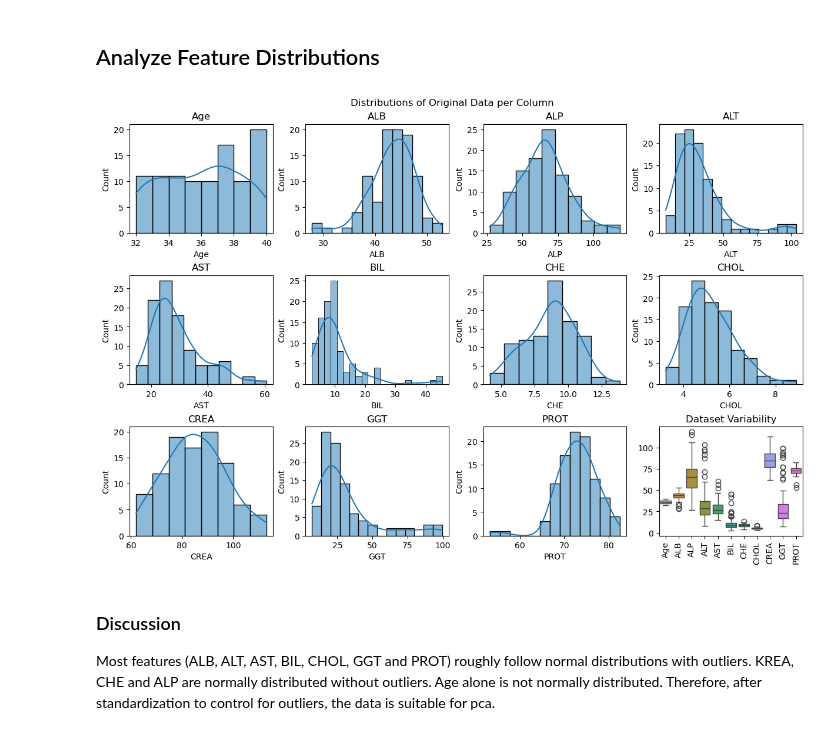
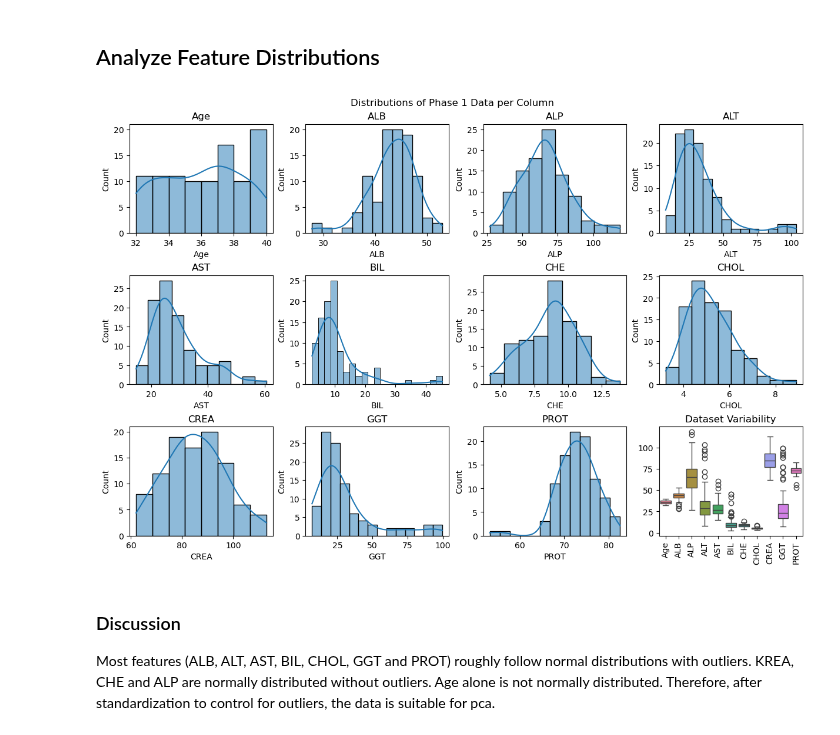
Before and after one commit to MarcoAigner/Machine-Learning-Practical, a Jupyter notebook: project_3/phase_1.ipynb, the cells around one changed output. Drawn from its saved outputs; the diff is of its cells as text; code cells hidden in the pictures.

```diff
--- a/project_3/phase_1.ipynb
+++ b/project_3/phase_1.ipynb
@@ -22,7 +22,7 @@ A PCA:
 # %% [markdown]
 ## Reading The Data
 # %%
-data = pd.read_csv('./data/hcvdat11_Anomaly.csv')
+df = pd.read_csv('./data/hcvdat11_Anomaly.csv')
 # %% [markdown]
 ## Missing Data
 Are there missing values in the dataset?
@@ -48,7 +44,7 @@ data.head(4)
 ## Dropping Columns
 Drop the malformatted index-column at the beginning.
 # %%
-data.drop(columns=['Unnamed: 0'], inplace=True)
+df.drop(columns=['Unnamed: 0'], inplace=True)
 # %% [markdown]
 Principal Component Analysis (PCA) does not work well with categorical variables.
 
@@ -110,8 +65,7 @@ def plot_feature_distribution(df: pd.DataFrame, n_rows: int, n_cols: int, figsiz
-# %%
-# TODO: Make interactive using plotly subplots
-plot_feature_distribution(df=data, n_rows=3, n_cols=4, figsize=(12,8), suptitle='Distributions of Original Data per Column')
-# %% [output]
-[figure, removed]
+# %%
+plot_distributions_original = feature_distribution_plot(df=df, suptitle='Distributions of Phase 1 Data per Column')
+# %% [output]
+[figure, added]
 # %% [markdown]
 ### Discussion
 Most features (ALB, ALT, AST, BIL, CHOL, GGT and PROT) roughly follow normal distributions with outliers. KREA, CHE and ALP are normally distributed without outliers. Age alone is not normally distributed. Therefore, after standardization to control for outliers, the data is suitable for pca.
```
Also changed, not shown: parts of 15 cells of this notebook, 2 other files.
